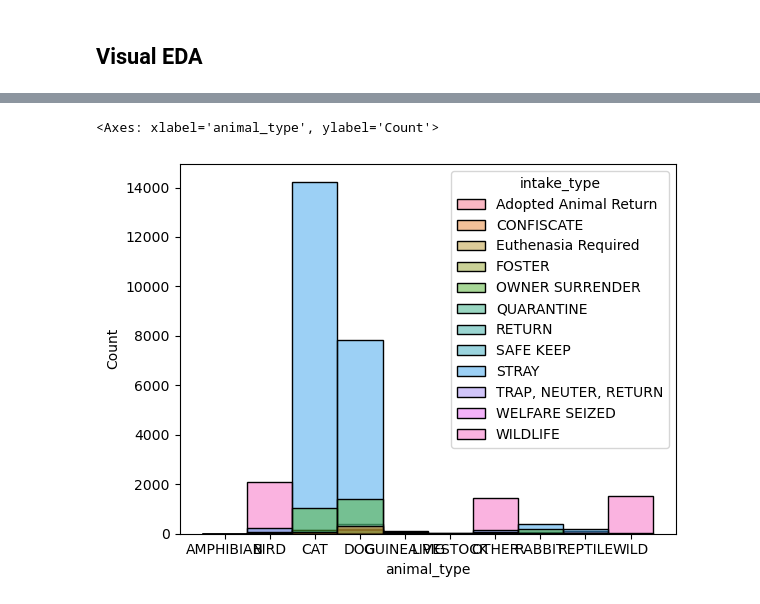
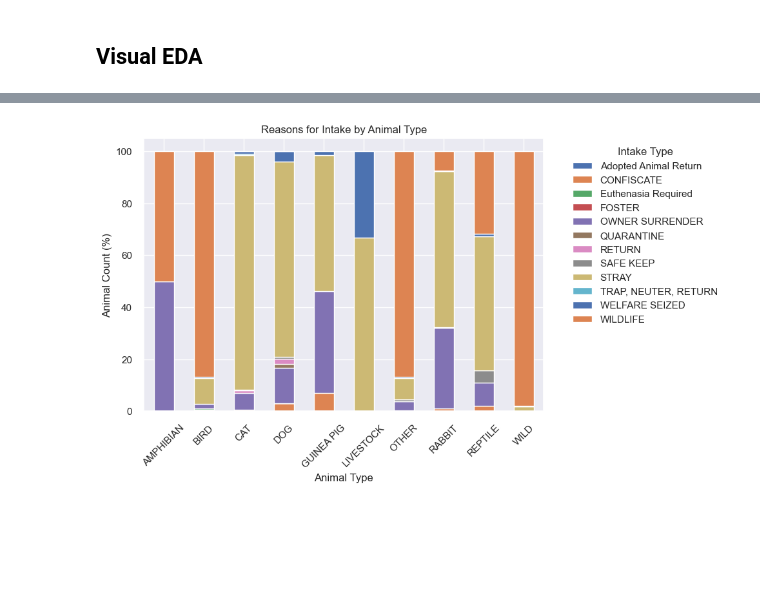
Before and after one commit to giovani-gutierrez/AdoptionPrediction, a Jupyter notebook: eda.ipynb, the cells around one changed output, grey strips where cells are left out. Cells and saved outputs as stored; diff of their text form; code cells hidden in the pictures; blank space fills up the shorter version.

```diff
--- a/eda.ipynb
+++ b/eda.ipynb
@@ -150,5 +175,18 @@ plt.show()
-# %%
-sns.histplot(data=raw_data, x='animal_type', hue='intake_type', discrete=True)
-# %% [output]
-<Axes: xlabel='animal_type', ylabel='Count'>
-[figure, removed]
+# %%
+# intake type by animal type
+grouped = data.groupby(by=['animal_type', 'intake_type']).agg({'animal_id': 'count'})
+pivot = grouped.reset_index().pivot(
+    columns='intake_type', index='animal_type', values='animal_id'
+)
+percentages = pivot.div(pivot.sum(axis=1), axis=0) * 100
+
+# plot
+ax = percentages.plot(kind='bar', stacked=True)
+ax.set_title('Reasons for Intake by Animal Type')
+ax.set_xlabel('Animal Type')
+ax.set_ylabel('Animal Count (%)')
+ax.legend(title='Intake Type', bbox_to_anchor=(1.05, 1), loc="upper left")
+ax.tick_params('x', rotation=45)
+plt.show()
+# %% [output]
+[figure, added]
```
Also changed, not shown: parts of 13 cells of this notebook.
